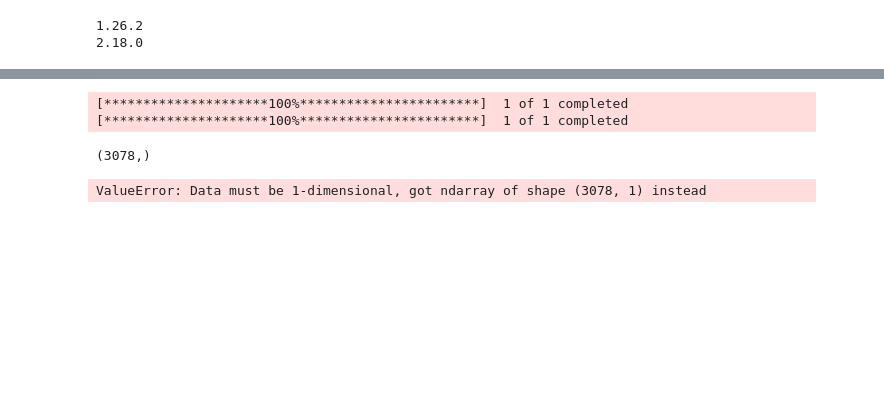
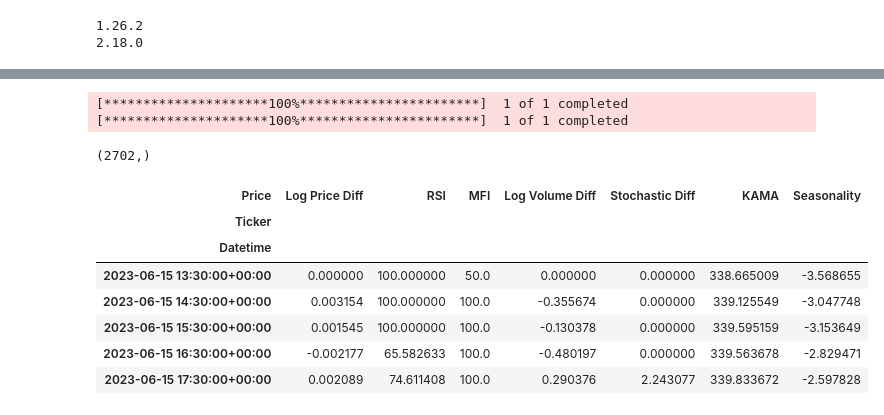
Before and after one commit to luke-pedersen10/CapstoneBrandonLukeEvan, a Jupyter notebook: DS340/bidirection_CuDNNLSTM.ipynb, the cells around one changed output, grey strips where cells are left out. Saved outputs shown, nothing was run; the diff lists cells and outputs as text; code cells hidden in the pictures; blank space fills up the shorter version.

```diff
--- a/DS340/bidirection_CuDNNLSTM.ipynb
+++ b/DS340/bidirection_CuDNNLSTM.ipynb
@@ -124,7 +124,7 @@ def calculate_macd(data, short_window=12, long_window=26, signal_window=9):
 # %%
 
 
-def data_preparation(data, start_date='2024-01-01', buffer_days_ma50=50, buffer_days_ma200=200):
+def data_preparation(data, start_date='2024-01-01'):
 
     data = dropna(data)  # Drop NA values from the dataframe
     data[['Log Price']] = np.log(data['Close'])  # Log transformation for stationarity
@@ -134,10 +134,12 @@ def data_preparation(data, start_date='2024-01-01', buffer_days_ma50=50, buffer_
 
     data['Percent Change'] = data['Close'].pct_change()  # Calculate percentage change for the close price
 
+    data['Percent Change'] = data['Percent Change'].apply(lambda x: 1 if x > 0 else 0)
     rsi = RSIIndicator(close=data['Close'].squeeze(),
                     window=14,
                     fillna=True)
     data['RSI'] = rsi.rsi()  # Calculate RSI using ta.momentum
+
     mfi = MFIIndicator(
         high=data['High'].squeeze(),
         low=data['Low'].squeeze(),
@@ -181,25 +183,33 @@ def data_preparation(data, start_date='2024-01-01', buffer_days_ma50=50, buffer_
     decomposition = seasonal_decompose(data['Close'], model='additive', period=math.floor(data['Close'].size/4))  # Assuming semi-annual seasonality
     data['Seasonality'] = decomposition.seasonal
 
+    data = data.fillna(0)
+
 
 
     feature_columns = ['Log Price Diff',  'RSI', 'MFI', 'Log Volume Diff',
-                       'Beta', 'Stochastic Diff', 'KAMA', 'Seasonality']
+                        'Stochastic Diff', 'KAMA', 'Seasonality']
 
     return data[feature_columns],data['Percent Change']
 
     # Normalize the data
     #data = (data - data.mean()) / data.std()
 # %%
-apple = get_stock_data('AAPL')
-apple['Volume']
+apple = get_stock_data('BRK-B',interval='1h',start='2024-01-01',end='2025-01-01')
 prepped_data,target = data_preparation(apple)
 prepped_data.head()
 # %% [output]
 [*********************100%***********************]  1 of 1 completed
 [*********************100%***********************]  1 of 1 completed
-(3078,)
+(2702,)
-ValueError: Data must be 1-dimensional, got ndarray of shape (3078, 1) instead
+| Price | Log Price Diff | RSI | MFI | Log Volume Diff | Stochastic Diff | KAMA | Seasonality |
+| Ticker |  |  |  |  |  |  |  |
+| Datetime |  |  |  |  |  |  |  |
+| 2023-06-15 13:30:00+00:00 | 0.000000 | 100.000000 | 50.0 | 0.000000 | 0.000000 | 338.665009 | -3.568655 |
+| 2023-06-15 14:30:00+00:00 | 0.003154 | 100.000000 | 100.0 | -0.355674 | 0.000000 | 339.125549 | -3.047748 |
+| 2023-06-15 15:30:00+00:00 | 0.001545 | 100.000000 | 100.0 | -0.130378 | 0.000000 | 339.595159 | -3.153649 |
+| 2023-06-15 16:30:00+00:00 | -0.002177 | 65.582633 | 100.0 | -0.480197 | 0.000000 | 339.563678 | -2.829471 |
+| 2023-06-15 17:30:00+00:00 | 0.002089 | 74.611408 | 100.0 | 0.290376 | 2.243077 | 339.833672 | -2.597828 |
 # %%
 def create_sequences(data, target, seq_length):
     X, y = [], []
```
Also changed, not shown: parts of 4 cells of this notebook.
